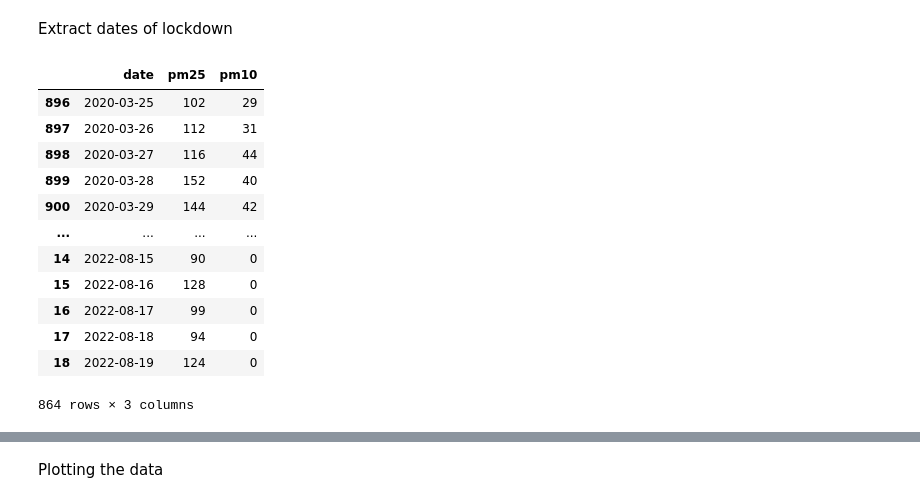
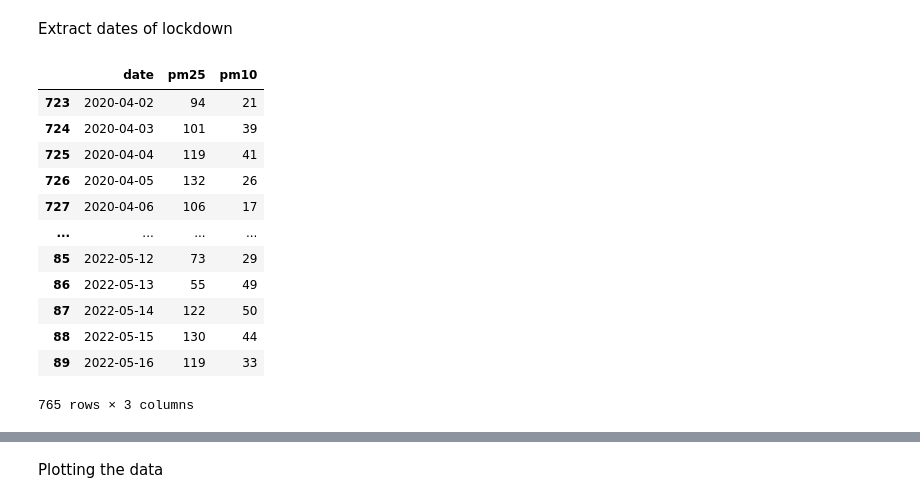
Before and after one commit to dwipaalfarisi/project-air-quality-index, a Jupyter notebook: air_pollution.ipynb, the cells around one changed output, grey strips where cells are left out. Drawn from its saved outputs; the diff is of its cells as text; code cells hidden in the pictures.

```diff
--- a/air_pollution.ipynb
+++ b/air_pollution.ipynb
@@ -368,20 +368,21 @@ Extract dates of lockdown
 # %%
 df['date'] = pd.to_datetime(df.date)
 
-df21 = df.loc[df['date'] > '2020-03-24']
+# df21 = df.loc[df['date'] > '2020-03-31']
+df21 = df.query('date > "2020-04-01" and date < "2022-05-17"')
 df21 = df21.sort_values(by = 'date')
 df21
 # %% [output]
 |  | date | pm25 | pm10 |
-| 896 | 2020-03-25 | 102 | 29 |
-| 897 | 2020-03-26 | 112 | 31 |
-| 898 | 2020-03-27 | 116 | 44 |
-| 899 | 2020-03-28 | 152 | 40 |
-| 900 | 2020-03-29 | 144 | 42 |
+| 723 | 2020-04-02 | 94 | 21 |
+| 724 | 2020-04-03 | 101 | 39 |
+| 725 | 2020-04-04 | 119 | 41 |
+| 726 | 2020-04-05 | 132 | 26 |
+| 727 | 2020-04-06 | 106 | 17 |
 | ... | ... | ... | ... |
-| 14 | 2022-08-15 | 90 | 0 |
-| 15 | 2022-08-16 | 128 | 0 |
-| 16 | 2022-08-17 | 99 | 0 |
-| 17 | 2022-08-18 | 94 | 0 |
-| 18 | 2022-08-19 | 124 | 0 |
+| 85 | 2022-05-12 | 73 | 29 |
+| 86 | 2022-05-13 | 55 | 49 |
+| 87 | 2022-05-14 | 122 | 50 |
+| 88 | 2022-05-15 | 130 | 44 |
+| 89 | 2022-05-16 | 119 | 33 |
-864 rows × 3 columns
+765 rows × 3 columns
```
Also changed, not shown: parts of 23 cells of this notebook.
